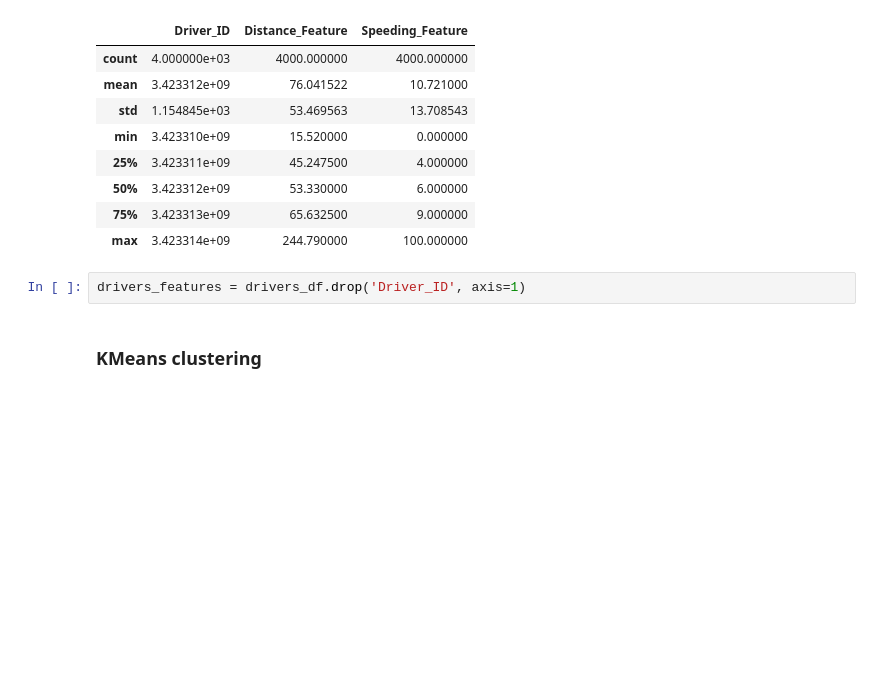
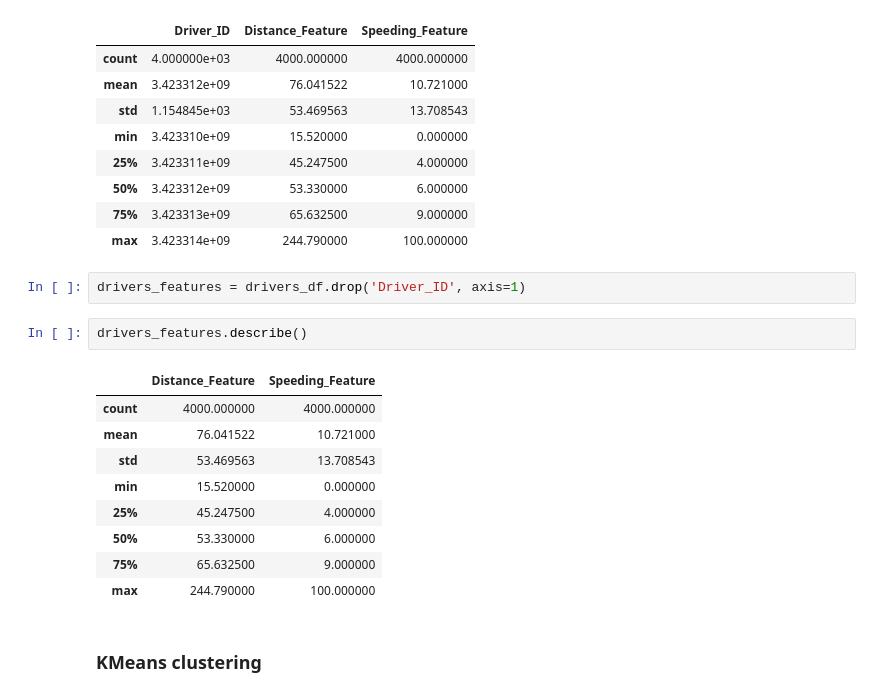
Before and after one commit to iakshaykr/AI_ML, a Jupyter notebook: clustering/04-HyperparameterTuning_Clustering_DriverDetails.ipynb, the cells around one changed output. Saved outputs shown, nothing was run; the diff lists cells and outputs as text; blank space fills up the shorter version.

```diff
--- a/clustering/04-HyperparameterTuning_Clustering_DriverDetails.ipynb
+++ b/clustering/04-HyperparameterTuning_Clustering_DriverDetails.ipynb
@@ -46,6 +46,18 @@ drivers_df.describe()
 | max | 3.423314e+09 | 244.790000 | 100.000000 |
 # %%
 drivers_features = drivers_df.drop('Driver_ID', axis=1)
+# %%
+drivers_features.describe()
+# %% [output]
+|  | Distance_Feature | Speeding_Feature |
+| count | 4000.000000 | 4000.000000 |
+| mean | 76.041522 | 10.721000 |
+| std | 53.469563 | 13.708543 |
+| min | 15.520000 | 0.000000 |
+| 25% | 45.247500 | 4.000000 |
+| 50% | 53.330000 | 6.000000 |
+| 75% | 65.632500 | 9.000000 |
+| max | 244.790000 | 100.000000 |
 # %% [markdown]
 ### KMeans clustering
 # %%
```
Also changed, not shown: parts of 1 cell of this notebook, 2 other files.
